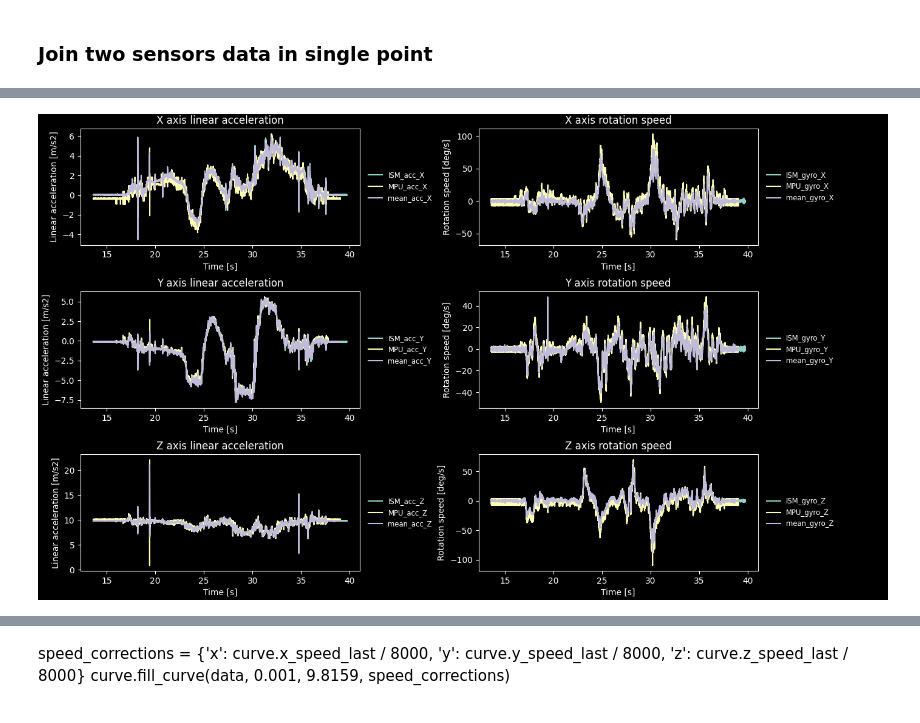
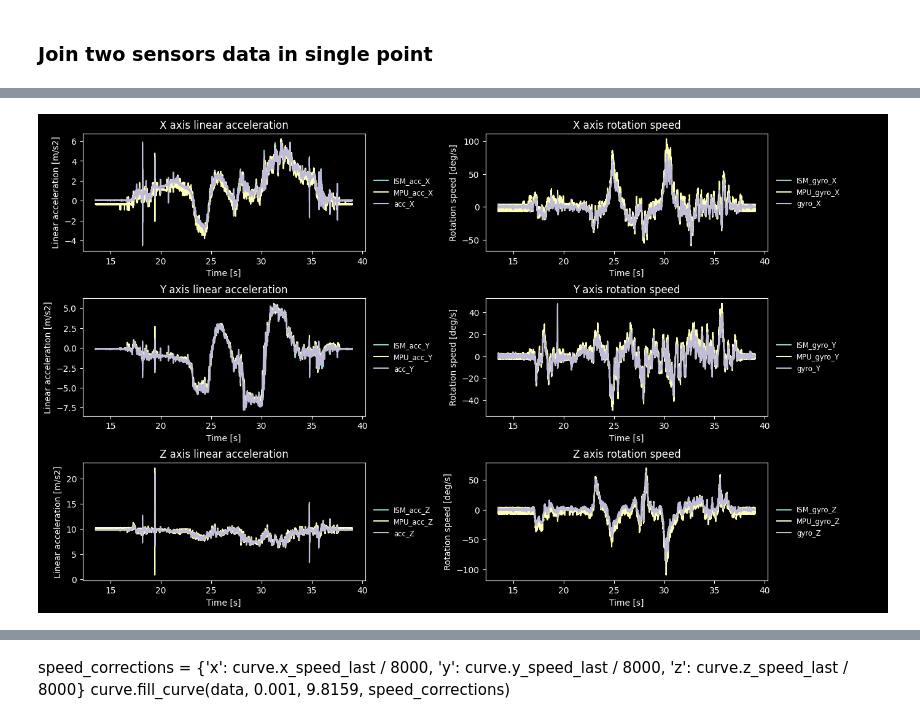
Before and after one commit to adam-wojewoda/scan_3d_MGR, a Jupyter notebook: gui_server/Trajectory_analysis.ipynb, the cells around one changed output, grey strips where cells are left out. Saved outputs shown, nothing was run; the diff lists cells and outputs as text; code cells hidden in the pictures.

```diff
--- a/gui_server/Trajectory_analysis.ipynb
+++ b/gui_server/Trajectory_analysis.ipynb
@@ -54,8 +54,8 @@ List of measurements:
 # %%
 #time_start=1644518082462
 #time_stop = 1644518106858
-time_start=1652530355581
-time_stop = 1652530381703
+time_start=1652530355
+time_stop = 1652530381
 data_raw_ISM = db_client.get_measurement_data('scan_sensor_test', 'ISM_330_raw', time_start, time_stop).dropna()
 data_raw_MPU = db_client.get_measurement_data('scan_sensor_test', 'MPU_9255_raw', time_start, time_stop).dropna()
 # %% [markdown]
@@ -322,19 +322,19 @@ figure.subplots_adjust(left=0.05,
 # Translate acceleration to scanner zero point
 data_trans_ISM=device_geometry.translate_acceleration_vect(df_in=data_rot_ISM,
                                                       sensor='ISM_330',
-                                                      acc_names=['mean_acc_X_b','mean_acc_Y_b','mean_acc_Z_b'],
-                                                      gyro_names=['mean_gyro_X_b','mean_gyro_Y_b','mean_gyro_Z_b'],
-                                                      gyro_der_names=['mean_gyro_X_b_der','mean_gyro_Y_b_der','mean_gyro_Z_b_der'],
-                                                      output_names=['mean_acc_X_t','mean_acc_Y_t','mean_acc_Z_t'],
+                                                      acc_names=['acc_X_b','acc_Y_b','acc_Z_b'],
+                                                      gyro_names=['gyro_X_b','gyro_Y_b','gyro_Z_b'],
+                                                      gyro_der_names=['gyro_X_b_der','gyro_Y_b_der','gyro_Z_b_der'],
+                                                      output_names=['acc_X_t','acc_Y_t','acc_Z_t'],
                                                       ang_unit='deg')
 #data_trans_ISM.drop(['mean_acc_X_b','mean_acc_Y_b','mean_acc_Z_b','mean_gyro_X_b_der','mean_gyro_Y_b_der','mean_gyro_Z_b_der'])
 
 data_trans_MPU=device_geometry.translate_acceleration_vect(df_in=data_rot_MPU,
                                                       sensor='MPU_9255',
-                                                      acc_names=['mean_acc_X_b','mean_acc_Y_b','mean_acc_Z_b'],
-                                                      gyro_names=['mean_gyro_X_b','mean_gyro_Y_b','mean_gyro_Z_b'],
-                                                      gyro_der_names=['mean_gyro_X_b_der','mean_gyro_Y_b_der','mean_gyro_Z_b_der'],
-                                                      output_names=['mean_acc_X_t','mean_acc_Y_t','mean_acc_Z_t'],
+                                                      acc_names=['acc_X_b','acc_Y_b','acc_Z_b'],
+                                                      gyro_names=['gyro_X_b','gyro_Y_b','gyro_Z_b'],
+                                                      gyro_der_names=['gyro_X_b_der','gyro_Y_b_der','gyro_Z_b_der'],
+                                                      output_names=['acc_X_t','acc_Y_t','acc_Z_t'],
                                                       ang_unit='deg')
 #data_trans_MPU.drop(['mean_acc_X_b','mean_acc_Y_b','mean_acc_Z_b','mean_gyro_X_b_der','mean_gyro_Y_b_der','mean_gyro_Z_b_der'])
 # %%
@@ -488,9 +499,9 @@ plt.style.use('dark_background')
 figure, axis = plt.subplots(3, 4,figsize=(14,8),gridspec_kw={'width_ratios': [2.6, 1,2.6,1]})
 
 # First plot
-axis[0, 0].plot(data_rot_ISM['mean_time_rel'], data_rot_ISM['mean_acc_X_b'], label='ISM_acc_X')
-axis[0, 0].plot(data_rot_MPU['mean_time_rel'], data_rot_MPU['mean_acc_X_b'], label='MPU_acc_X')
-axis[0, 0].plot(data_joined['mean_time_rel'], data_joined['mean_acc_X_t'], label='mean_acc_X')
+axis[0, 0].plot(data_rot_ISM['time_rel'], data_rot_ISM['acc_X_b'], label='ISM_acc_X')
+axis[0, 0].plot(data_rot_MPU['time_rel'], data_rot_MPU['acc_X_b'], label='MPU_acc_X')
+axis[0, 0].plot(data_joined['time_rel'], data_joined['acc_X_t'], label='acc_X')
 axis[0, 0].set_title('X axis linear acceleration')
 axis[0, 0].set_xlabel('Time [s]')
 axis[0, 0].set_ylabel('Linear acceleration [m/s2]')
@@ -502,9 +513,9 @@ axis[0,1].axis("off")
 
 
 # Second plot
-axis[0, 2].plot(data_rot_ISM['mean_time_rel'], data_rot_ISM['mean_gyro_X_b'], label='ISM_gyro_X')
-axis[0, 2].plot(data_rot_MPU['mean_time_rel'], data_rot_MPU['mean_gyro_X_b'], label='MPU_gyro_X')
-axis[0, 2].plot(data_joined['mean_time_rel'], data_joined['mean_gyro_X_b'], label='mean_gyro_X')
+axis[0, 2].plot(data_rot_ISM['time_rel'], data_rot_ISM['gyro_X_b'], label='ISM_gyro_X')
+axis[0, 2].plot(data_rot_MPU['time_rel'], data_rot_MPU['gyro_X_b'], label='MPU_gyro_X')
+axis[0, 2].plot(data_joined['time_rel'], data_joined['gyro_X_b'], label='gyro_X')
 axis[0, 2].set_title('X axis rotation speed')
 axis[0, 2].set_xlabel('Time [s]')
 axis[0, 2].set_ylabel('Rotation speed [deg/s]')
@@ -516,9 +527,9 @@ axis[0,3].axis("off")
 
 
 # Third plot
-axis[1, 0].plot(data_rot_ISM['mean_time_rel'], data_rot_ISM['mean_acc_Y_b'], label='ISM_acc_Y')
-axis[1, 0].plot(data_rot_MPU['mean_time_rel'], data_rot_MPU['mean_acc_Y_b'], label='MPU_acc_Y')
-axis[1, 0].plot(data_joined['mean_time_rel'], data_joined['mean_acc_Y_t'], label='mean_acc_Y')
+axis[1, 0].plot(data_rot_ISM['time_rel'], data_rot_ISM['acc_Y_b'], label='ISM_acc_Y')
+axis[1, 0].plot(data_rot_MPU['time_rel'], data_rot_MPU['acc_Y_b'], label='MPU_acc_Y')
+axis[1, 0].plot(data_joined['time_rel'], data_joined['acc_Y_t'], label='acc_Y')
 axis[1, 0].set_title('Y axis linear acceleration')
 axis[1, 0].set_xlabel('Time [s]')
 axis[1, 0].set_ylabel('Linear acceleration [m/s2]')
@@ -530,9 +541,9 @@ axis[1,1].axis("off")
 
 
 # Fourth plot
-axis[1, 2].plot(data_rot_ISM['mean_time_rel'], data_rot_ISM['mean_gyro_Y_b'], label='ISM_gyro_Y')
-axis[1, 2].plot(data_rot_MPU['mean_time_rel'], data_rot_MPU['mean_gyro_Y_b'], label='MPU_gyro_Y')
-axis[1, 2].plot(data_joined['mean_time_rel'], data_joined['mean_gyro_Y_b'], label='mean_gyro_Y')
+axis[1, 2].plot(data_rot_ISM['time_rel'], data_rot_ISM['gyro_Y_b'], label='ISM_gyro_Y')
+axis[1, 2].plot(data_rot_MPU['time_rel'], data_rot_MPU['gyro_Y_b'], label='MPU_gyro_Y')
+axis[1, 2].plot(data_joined['time_rel'], data_joined['gyro_Y_b'], label='gyro_Y')
 axis[1, 2].set_title('Y axis rotation speed')
 axis[1, 2].set_xlabel('Time [s]')
 axis[1, 2].set_ylabel('Rotation speed [deg/s]')
@@ -544,42 +555,42 @@ axis[1,3].axis("off")
 
 
 #Fifth plot
-axis[2, 0].plot(data_rot_ISM['mean_time_rel'], data_rot_ISM['mean_acc_Z_b'], label='ISM_acc_Z')
-axis[2, 0].plot(data_rot_MPU['mean_time_rel'], data_rot_MPU['mean_acc_Z_b'], label='MPU_acc_Z')
-axis[2, 0].plot(data_joined['mean_time_rel'], data_joined['mean_acc_Z_t'], label='mean_acc_Z')
+axis[2, 0].plot(data_rot_ISM['time_rel'], data_rot_ISM['acc_Z_b'], label='ISM_acc_Z')
+axis[2, 0].plot(data_rot_MPU['time_rel'], data_rot_MPU['acc_Z_b'], label='MPU_acc_Z')
+axis[2, 0].plot(data_joined['time_rel'], data_joined['acc_Z_t'], label='acc_Z')
 axis[2, 0].set_title('Z axis linear acceleration')
 axis[2, 0].set_xlabel('Time [s]')
 axis[2, 0].set_ylabel('Linear acceleration [m/s2]')
 # Set legend next to plot
 h_2_0,l_2_0 = axis[2,0].get_legend_handles_labels()
 axis[2,1].legend(h_2_0,l_2_0,borderaxespad=0, loc='center left', fontsize='small',frameon=False)
 axis[2,1].axis("tight")
 axis[2,1].axis("off")
 
 
 # Sixth plot
-axis[2, 2].plot(data_rot_ISM['mean_time_rel'], data_rot_ISM['mean_gyro_Z_b'], label='ISM_gyro_Z')
-axis[2, 2].plot(data_rot_MPU['mean_time_rel'], data_rot_MPU['mean_gyro_Z_b'], label='MPU_gyro_Z')
-axis[2, 2].plot(data_joined['mean_time_rel'], data_joined['mean_gyro_Z_b'], label='mean_gyro_Z')
+axis[2, 2].plot(data_rot_ISM['time_rel'], data_rot_ISM['gyro_Z_b'], label='ISM_gyro_Z')
+axis[2, 2].plot(data_rot_MPU['time_rel'], data_rot_MPU['gyro_Z_b'], label='MPU_gyro_Z')
+axis[2, 2].plot(data_joined['time_rel'], data_joined['gyro_Z_b'], label='gyro_Z')
 axis[2, 2].set_title('Z axis rotation speed')
 axis[2, 2].set_xlabel('Time [s]')
 axis[2, 2].set_ylabel('Rotation speed [deg/s]')
 # Set legend next to plot
 h_2_2,l_2_2 = axis[2,2].get_legend_handles_labels()
 axis[2,3].legend(h_2_2,l_2_2,borderaxespad=0, loc='center left', fontsize='small',frameon=False)
 axis[2,3].axis("tight")
 axis[2,3].axis("off")
 
 figure.subplots_adjust(left=0.05,
                     bottom=0.06,
                     right=0.98,
                     top=0.97,
                     wspace=0.03,
                     hspace=0.4)
 #plt.subplot_tool()
 #figure.tight_layout(pad=0.1, w_pad=0, h_pad=0.01)
 # %% [output]
-[figure, old version]
+[figure, new version]
 # %%
 translator = AngleCalculator()
 kalman = KalmanFilter()
```
Also changed, not shown: parts of 65 cells of this notebook, 9 other files.
